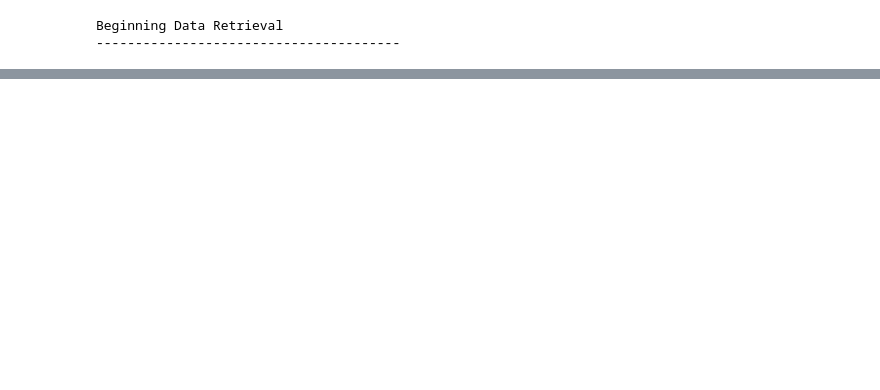
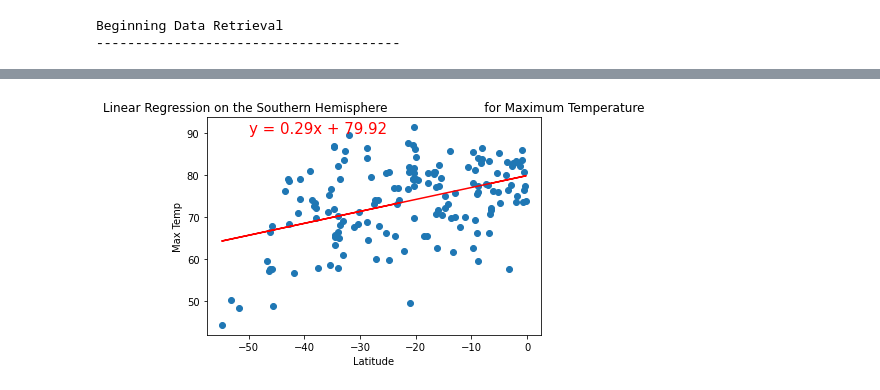
Before and after one commit to jarney99/World_Weather_Analysis, a Jupyter notebook: WeatherPy.ipynb, the cells around one changed output, grey strips where cells are left out. Drawn from its saved outputs; the diff is of its cells as text; code cells hidden in the pictures; blank space fills up the shorter version.

Commit message:
weather.py completed

```diff
--- a/WeatherPy.ipynb
+++ b/WeatherPy.ipynb
@@ -251,7 +282,3 @@ plt.show()
-# %%
-# Create a function to create perform linear regression on the weather data
-# and plot a regression line and the equation with the data.
-def plot_linear_regression(x_values, y_values, title, y_label, text_coordinates):
 # %%
 # Import linregress
 from scipy.stats import linregress
@@ -300,11 +374,13 @@ plot_linear_regression(x_values, y_values,
 # %%
 # Linear regression on the Southern Hemisphere
 x_values = southern_hemi_df["Lat"]
 y_values = southern_hemi_df["Max Temp"]
 # Call the function.
 plot_linear_regression(x_values, y_values,
-                       'Linear Regression on the Southern Hemisphere \n
+                       'Linear Regression on the Southern Hemisphere \
                         for Maximum Temperature', 'Max Temp',(-50,90))
+# %% [output]
+[figure, added]
 # %%
 # Linear regression on the Northern Hemisphere
 x_values = northern_hemi_df["Lat"]
```
Also changed, not shown: parts of 20 cells of this notebook, 40 other files.
